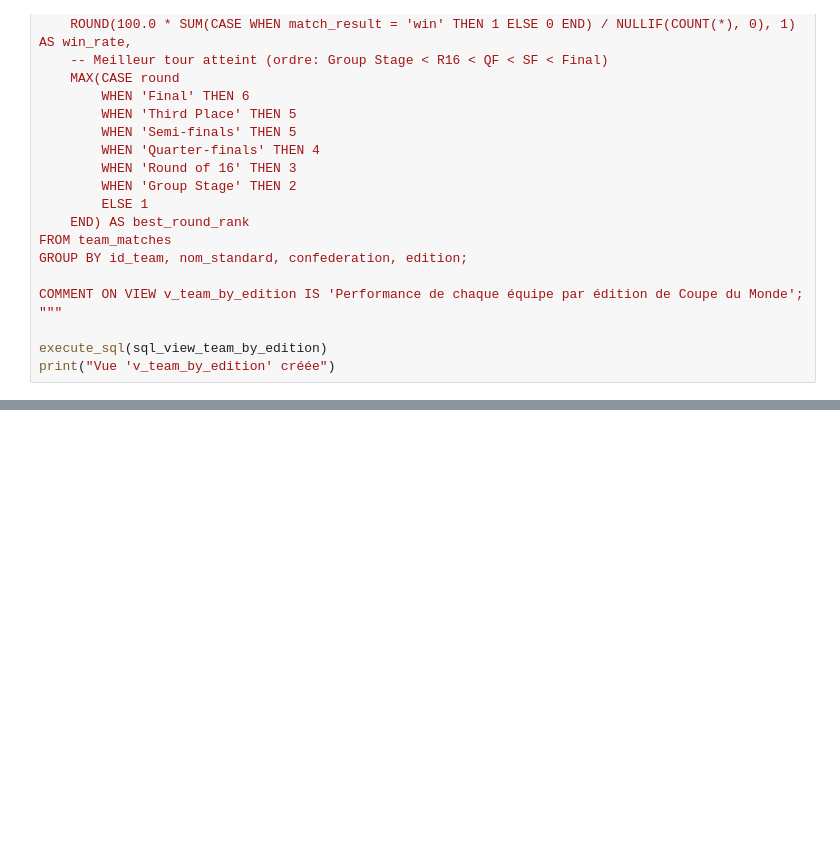
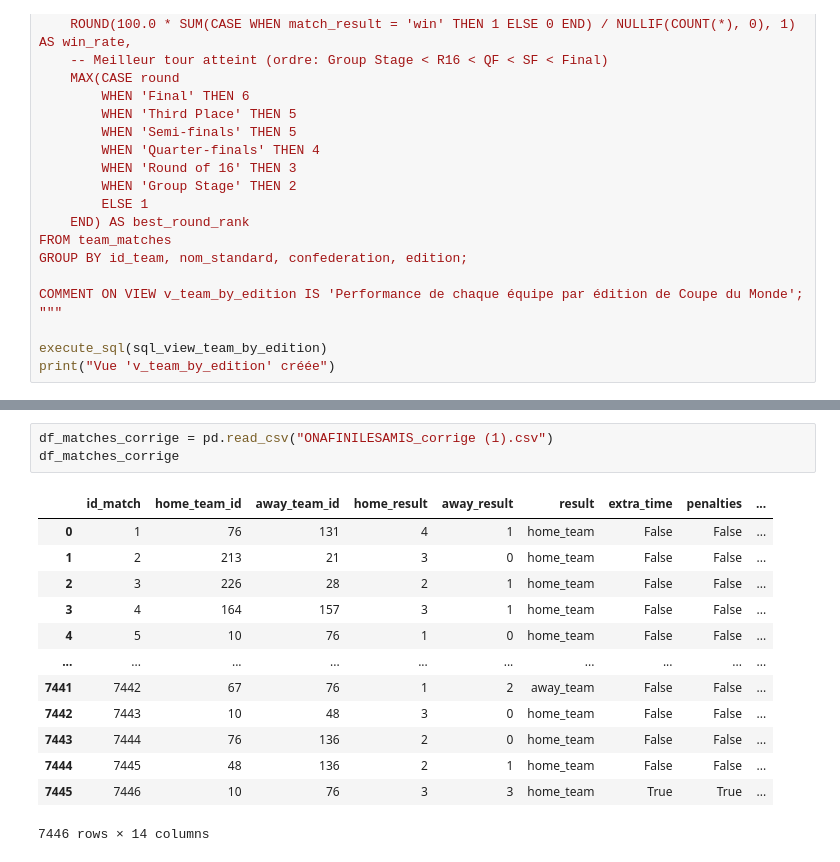
Before and after one commit to Simplon-DE-P1-2025/Brief-2-ETL-donnees-footballistiques-Short-Kings, a Jupyter notebook: notebooks/bdd-setup-romain.ipynb, the cells around one changed output, grey strips where cells are left out. Drawn from its saved outputs; the diff is of its cells as text; blank space fills up the shorter version.

```diff
--- a/notebooks/bdd-setup-romain.ipynb
+++ b/notebooks/bdd-setup-romain.ipynb
@@ -558,0 +626,17 @@ print("Vue 'v_head_to_head' créée")
+# %%
+df_matches_corrige = pd.read_csv("ONAFINILESAMIS_corrige (1).csv")
+df_matches_corrige
+# %% [output]
+|  | id_match | home_team_id | away_team_id | home_result | away_result | result | extra_time | penalties | ... |
+| 0 | 1 | 76 | 131 | 4 | 1 | home_team | False | False | ... |
+| 1 | 2 | 213 | 21 | 3 | 0 | home_team | False | False | ... |
+| 2 | 3 | 226 | 28 | 2 | 1 | home_team | False | False | ... |
+| 3 | 4 | 164 | 157 | 3 | 1 | home_team | False | False | ... |
+| 4 | 5 | 10 | 76 | 1 | 0 | home_team | False | False | ... |
+| ... | ... | ... | ... | ... | ... | ... | ... | ... | ... |
+| 7441 | 7442 | 67 | 76 | 1 | 2 | away_team | False | False | ... |
+| 7442 | 7443 | 10 | 48 | 3 | 0 | home_team | False | False | ... |
+| 7443 | 7444 | 76 | 136 | 2 | 0 | home_team | False | False | ... |
+| 7444 | 7445 | 48 | 136 | 2 | 1 | home_team | False | False | ... |
+| 7445 | 7446 | 10 | 76 | 3 | 3 | home_team | True | True | ... |
+7446 rows × 14 columns
```
Also changed, not shown: parts of 11 cells of this notebook, 12 other files.
